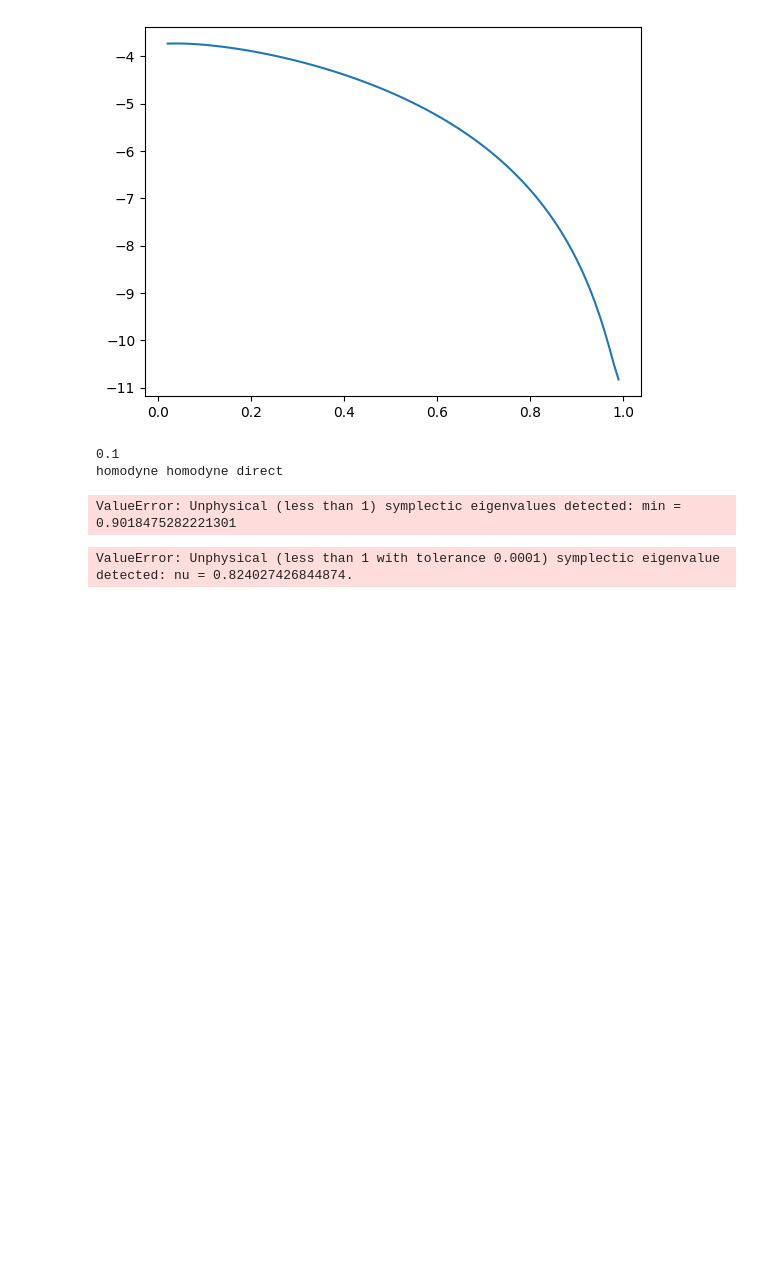
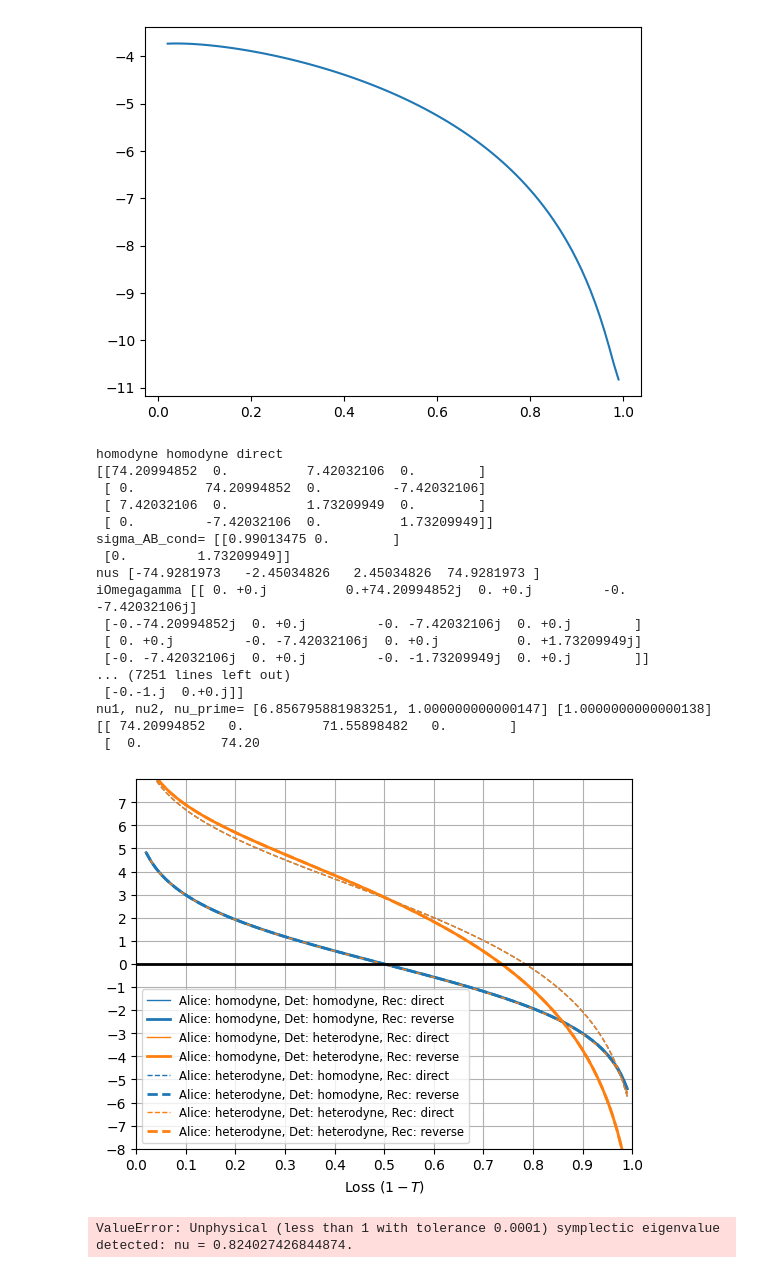
Before and after one commit to lucamar91/qkd_networks, a Jupyter notebook: new_protocols.ipynb, the cells around one changed output. Cells and saved outputs as stored; diff of their text form; code cells hidden in the pictures; blank space fills up the shorter version.

```diff
--- a/new_protocols.ipynb
+++ b/new_protocols.ipynb
@@ -181,50 +181,62 @@ import numpy as np
 import matplotlib.pyplot as plt
 from qopt_funcs import *
 from itertools import product
 
 r_A = 2
 V = np.cosh(r_A)
-T_resolution = 0.1
+T_resolution = 0.01
 T= np.arange(T_resolution, .99, T_resolution) # extreme values of T cause numerical issues
-exc_noise = 0.005
+exc_noise = 0.00
 
 det_modes = ['homodyne', 'heterodyne']
 reconciliation_modes = ['direct', 'reverse']
 alice_det_modes = ['homodyne', 'heterodyne']
 
 line_styles = {'homodyne': '-', 'heterodyne': '--'}         # linea continua/tratteggiata per Alice
 line_widths = {'direct': 1, 'reverse': 2}                  # spessore per reconciliation
 colors = {'homodyne': 'tab:blue', 'heterodyne': 'tab:orange'}         # colore per detection
 
-for t in T:
-    print(t)
-    for a_det, det_mode, rec_mode in product(alice_det_modes, det_modes, reconciliation_modes):
-        # Calcolo dei tassi
-        print(a_det, det_mode, rec_mode)
-        rates = [CV_keyrate(5, t, exc_noise, alice_detection_mode=a_det,
-                            detection_mode=det_mode, reconciliation=rec_mode) for t in T]
+for a_det, det_mode, rec_mode in product(alice_det_modes, det_modes, reconciliation_modes):
+    # Calcolo dei tassi
+    print(a_det, det_mode, rec_mode)
+    rates = [CV_keyrate_multi_protocol(5, t, exc_noise, alice_detection_mode=a_det, bob_detection_mode=det_mode, reconciliation=rec_mode) for t in T]
 
-        # Selezione stile
-        linestyle = line_styles[a_det]
-        linewidth = line_widths[rec_mode]
-        color = colors[det_mode]
+    # Selezione stile
+    linestyle = line_styles[a_det]
+    linewidth = line_widths[rec_mode]
+    color = colors[det_mode]
 
-        plt.plot(1-T, rates, linestyle=linestyle, linewidth=linewidth, color=color,
-                label=f'Alice: {a_det}, Det: {det_mode}, Rec: {rec_mode}')
+    plt.plot(1-T, rates, linestyle=linestyle, linewidth=linewidth, color=color,
+            label=f'Alice: {a_det}, Det: {det_mode}, Rec: {rec_mode}')
 
 down, up = -8, 8
 plt.xticks(np.arange(0, 1.1, 0.1))
 plt.yticks(np.arange(down, up, 1))
 plt.ylim(down, up)
 plt.xlim(0, 1)
 plt.axhline(0, color='black', lw=2)
 plt.xlabel('Loss $(1 - T)$')
 plt.legend(fontsize='small', loc='lower left')
 plt.grid()
 # %% [output]
-0.1
 homodyne homodyne direct
+[[74.20994852  0.          7.42032106  0.        ]
+ [ 0.         74.20994852  0.         -7.42032106]
+ [ 7.42032106  0.          1.73209949  0.        ]
+ [ 0.         -7.42032106  0.          1.73209949]]
+sigma_AB_cond= [[0.99013475 0.        ]
+ [0.         1.73209949]]
+nus [-74.9281973   -2.45034826   2.45034826  74.9281973 ]
+iOmegagamma [[ 0. +0.j          0.+74.20994852j  0. +0.j         -0. -7.42032106j]
+ [-0.-74.20994852j  0. +0.j         -0. -7.42032106j  0. +0.j        ]
+ [ 0. +0.j         -0. -7.42032106j  0. +0.j          0. +1.73209949j]
+ [-0. -7.42032106j  0. +0.j         -0. -1.73209949j  0. +0.j        ]]
+... (7251 lines left out)
+ [-0.-1.j  0.+0.j]]
+nu1, nu2, nu_prime= [6.856795881983251, 1.000000000000147] [1.0000000000000138]
+[[ 74.20994852   0.          71.55898482   0.        ]
+ [  0.          74.20
-ValueError: Unphysical (less than 1) symplectic eigenvalues detected: min = 0.9018475282221301
+[figure, added]
 # %%
 import numpy as np
 import matplotlib.pyplot as plt
```
Also changed, not shown: parts of 2 cells of this notebook.
